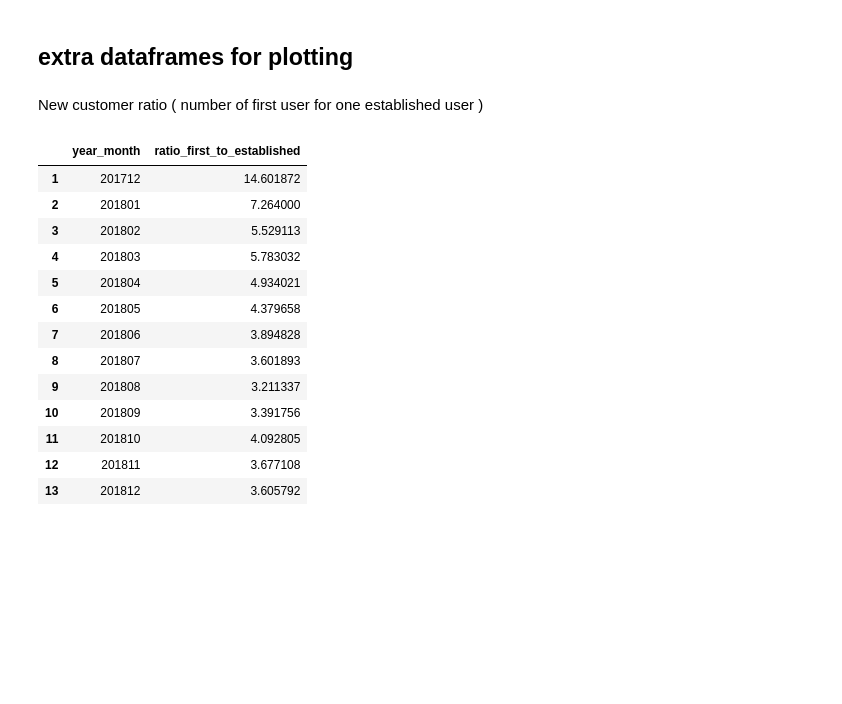
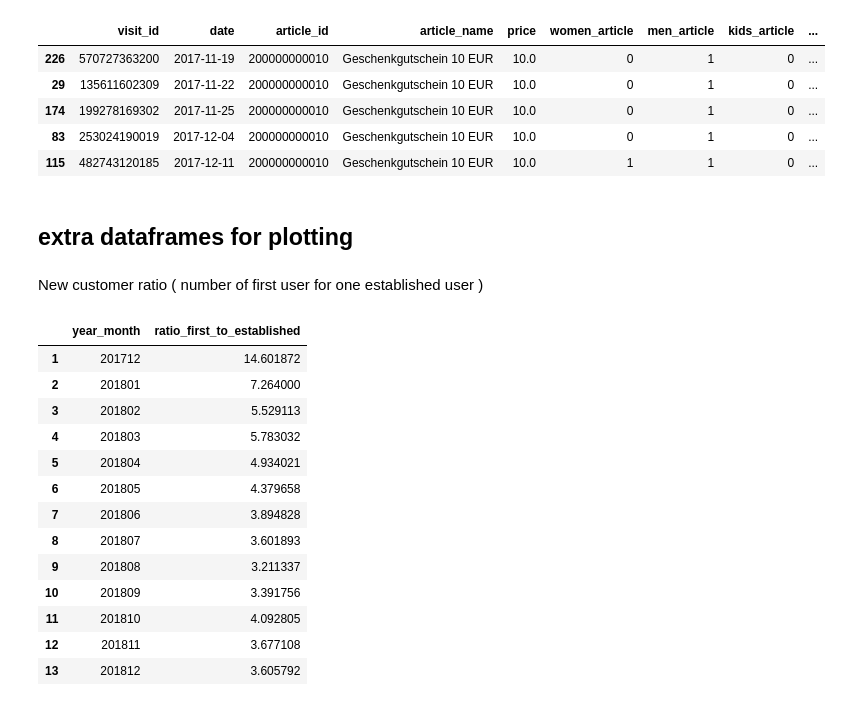
Before and after one commit to s-lau-42/Project_3_Online_Shop_Analysis, a Jupyter notebook: TT_Plots.ipynb, the cells around one changed output. Saved outputs shown, nothing was run; the diff lists cells and outputs as text; code cells hidden in the pictures; blank space fills up the shorter version.

```diff
--- a/TT_Plots.ipynb
+++ b/TT_Plots.ipynb
@@ -36,6 +40,15 @@ df.head()
 | 2 | 242735254033 | 254033 | 1 | 2018-01-04 | 3 | Geschenkgutschein 10 EUR | 200000000010 | 10.0 | 1 | ... |
 | 3 | 242735254033 | 254033 | 1 | 2018-01-04 | 3 | Geschenkgutschein 20 EUR | 200000000020 | 20.0 | 1 | ... |
 | 4 | 242735254033 | 254033 | 1 | 2018-01-04 | 3 | Geschenkgutschein 50 EUR | 200000000050 | 50.0 | 1 | ... |
+# %%
+df_art.head()
+# %% [output]
+|  | visit_id | date | article_id | article_name | price | women_article | men_article | kids_article | ... |
+| 226 | 570727363200 | 2017-11-19 | 200000000010 | Geschenkgutschein 10 EUR | 10.0 | 0 | 1 | 0 | ... |
+| 29 | 135611602309 | 2017-11-22 | 200000000010 | Geschenkgutschein 10 EUR | 10.0 | 0 | 1 | 0 | ... |
+| 174 | 199278169302 | 2017-11-25 | 200000000010 | Geschenkgutschein 10 EUR | 10.0 | 0 | 1 | 0 | ... |
+| 83 | 253024190019 | 2017-12-04 | 200000000010 | Geschenkgutschein 10 EUR | 10.0 | 0 | 1 | 0 | ... |
+| 115 | 482743120185 | 2017-12-11 | 200000000010 | Geschenkgutschein 10 EUR | 10.0 | 1 | 1 | 0 | ... |
 # %% [markdown]
 ## extra dataframes for plotting
 # %%
```
Also changed, not shown: parts of 13 cells of this notebook, 1 other file.
